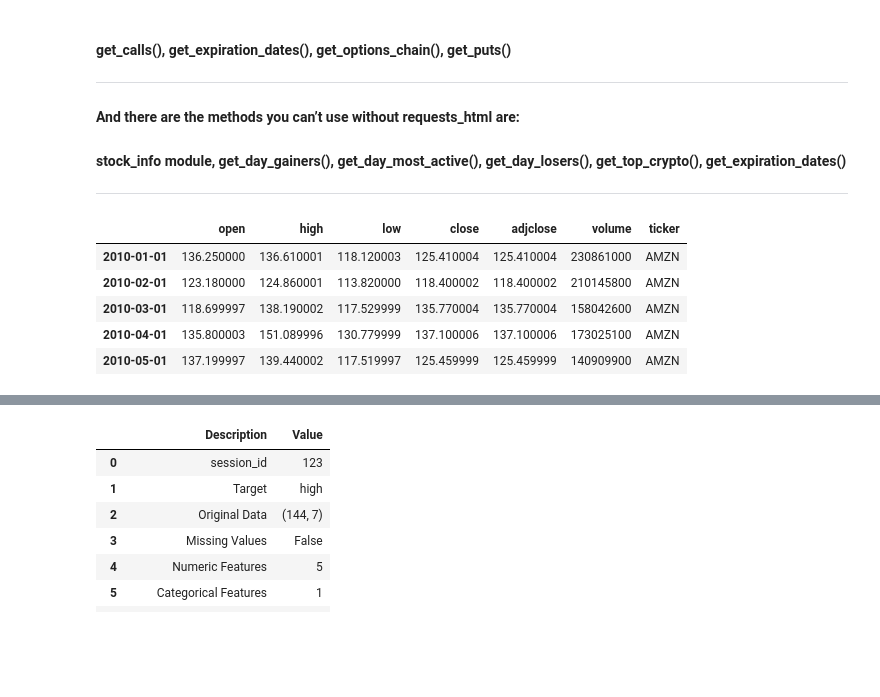
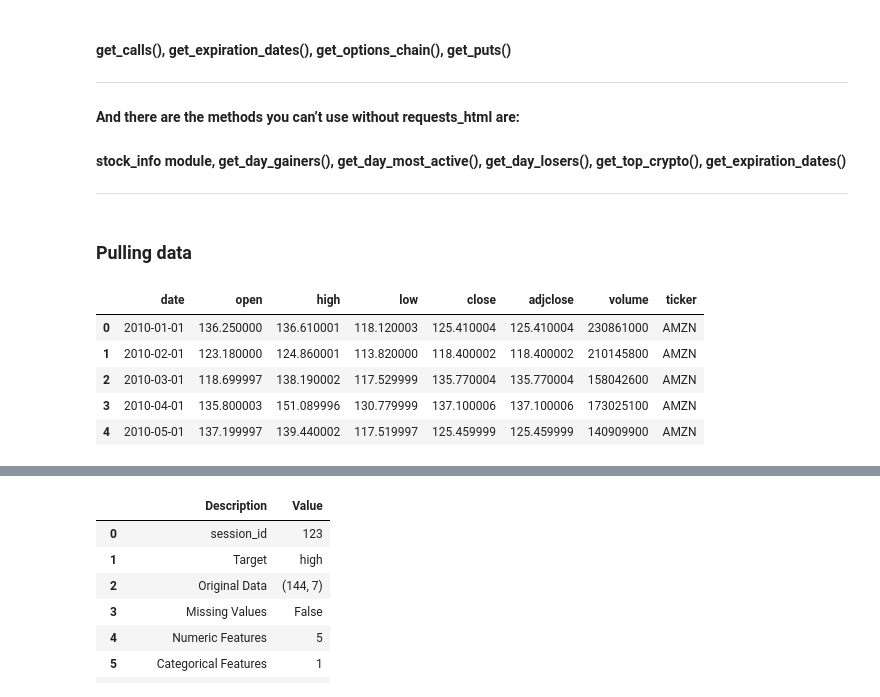
Before and after one commit to nickessner/FinancialPredictions, a Jupyter notebook: yahooAPI.ipynb, the cells around one changed output, grey strips where cells are left out. Cells and saved outputs as stored; diff of their text form; code cells hidden in the pictures; blank space fills up the shorter version.

```diff
--- a/yahooAPI.ipynb
+++ b/yahooAPI.ipynb
@@ -60,23 +75,27 @@ import tensorflow as tf
 
 #### stock_info module, get_day_gainers(), get_day_most_active(), get_day_losers(), get_top_crypto(), get_expiration_dates()
 ---------
+# %% [markdown]
+### Pulling data
 # %%
 # ticker: case insensitive ticker of the desired stock/bond
 # start_date: date you want the data to start from (mm/dd/yyyy)
 # end_date: date you want the data to end (mm/dd/yyyy)
 # index_as_date: {True, False}. Default is true. If true then the dates of the records are set as the index, else they are returned as a separate column.
 # interval: {“1d”, “1wk”, “1mo”}. Refers to the interval to sample the data: “1d”= daily, “1wk”= weekly, “1mo”=monthly.
 # get_data(ticker, start_date = None, end_date = None, index_as_date = True, interval = “1d”)
 
 amazon_weekly= get_data("amzn", start_date="12/04/2009", end_date="12/04/2021", index_as_date = True, interval="1mo")
+amazon_weekly = amazon_weekly.reset_index()
+amazon_weekly = amazon_weekly.rename(columns={'index':'date'})
 amazon_weekly.head()
 # %% [output]
-|  | open | high | low | close | adjclose | volume | ticker |
-| 2010-01-01 | 136.250000 | 136.610001 | 118.120003 | 125.410004 | 125.410004 | 230861000 | AMZN |
-| 2010-02-01 | 123.180000 | 124.860001 | 113.820000 | 118.400002 | 118.400002 | 210145800 | AMZN |
-| 2010-03-01 | 118.699997 | 138.190002 | 117.529999 | 135.770004 | 135.770004 | 158042600 | AMZN |
-| 2010-04-01 | 135.800003 | 151.089996 | 130.779999 | 137.100006 | 137.100006 | 173025100 | AMZN |
-| 2010-05-01 | 137.199997 | 139.440002 | 117.519997 | 125.459999 | 125.459999 | 140909900 | AMZN |
+|  | date | open | high | low | close | adjclose | volume | ticker |
+| 0 | 2010-01-01 | 136.250000 | 136.610001 | 118.120003 | 125.410004 | 125.410004 | 230861000 | AMZN |
+| 1 | 2010-02-01 | 123.180000 | 124.860001 | 113.820000 | 118.400002 | 118.400002 | 210145800 | AMZN |
+| 2 | 2010-03-01 | 118.699997 | 138.190002 | 117.529999 | 135.770004 | 135.770004 | 158042600 | AMZN |
+| 3 | 2010-04-01 | 135.800003 | 151.089996 | 130.779999 | 137.100006 | 137.100006 | 173025100 | AMZN |
+| 4 | 2010-05-01 | 137.199997 | 139.440002 | 117.519997 | 125.459999 | 125.459999 | 140909900 | AMZN |
 # %%
 cryptos = get_top_crypto()
 cryptos.head()
```
Also changed, not shown: parts of 5 cells of this notebook.
